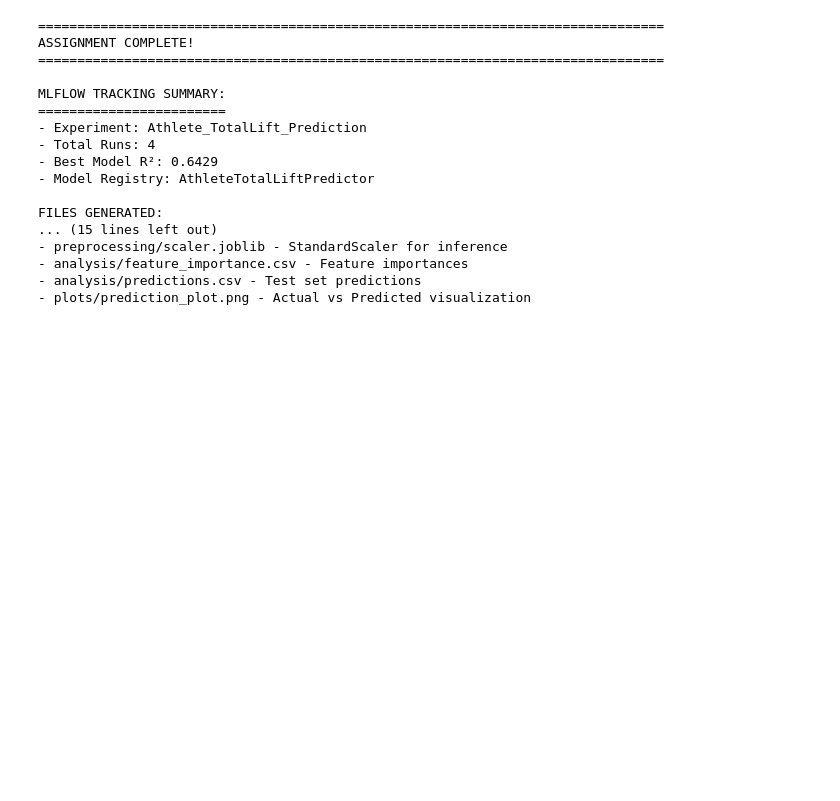
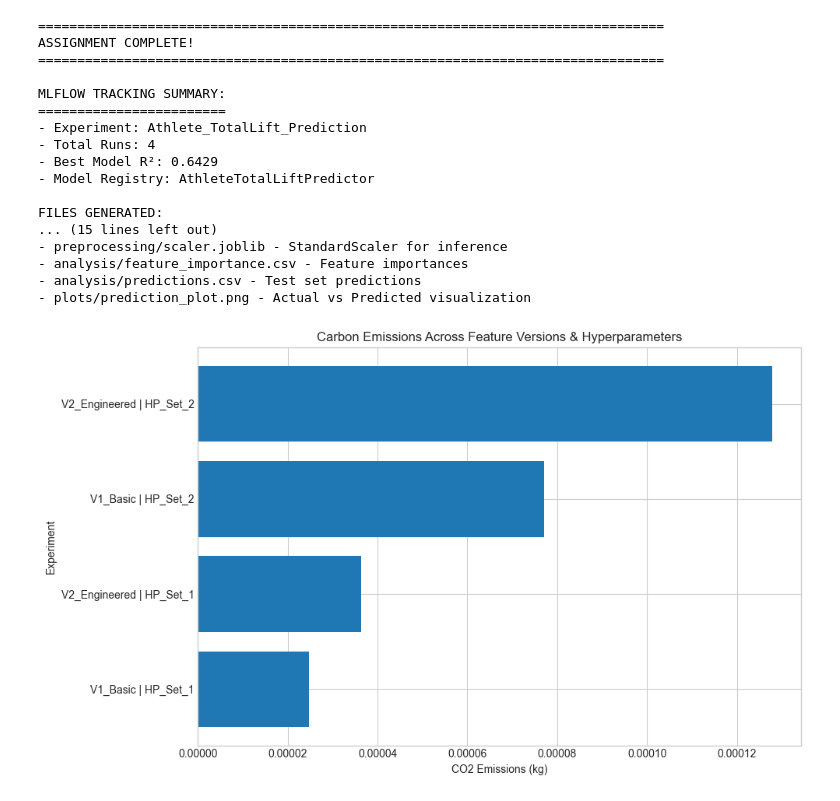
Before and after one commit to jason12102/Machine-Learning-Operations, a Jupyter notebook: Assignment_FeatureStore_MLPipeline.ipynb, the cells around one changed output. Cells and saved outputs as stored; diff of their text form; code cells hidden in the pictures; blank space fills up the shorter version.

Commit message:
added carbon emissions

```diff
--- a/Assignment_FeatureStore_MLPipeline.ipynb
+++ b/Assignment_FeatureStore_MLPipeline.ipynb
@@ -1656,3 +1661,47 @@ FILES GENERATED:
 - analysis/feature_importance.csv - Feature importances
 - analysis/predictions.csv - Test set predictions
 - plots/prediction_plot.png - Actual vs Predicted visualization
+# %%
+import mlflow
+import pandas as pd
+import matplotlib.pyplot as plt
+
+EXPERIMENT_NAME = "Athlete_TotalLift_Prediction"
+
+# Get experiment
+experiment = mlflow.get_experiment_by_name(EXPERIMENT_NAME)
+
+# Load all runs
+runs_df = mlflow.search_runs(experiment_ids=[experiment.experiment_id])
+
+# Select relevant columns
+df = runs_df[[
+    "tags.feature_version",
+    "tags.hyperparameter_set",
+    "metrics.co2_emissions_kg",
+    "metrics.test_r2",
+    "metrics.test_rmse"
+]].dropna()
+
+# Create readable experiment labels
+df["experiment"] = (
+    df["tags.feature_version"] + " | " + df["tags.hyperparameter_set"]
+)
+
+# Sort by emissions
+df = df.sort_values("metrics.co2_emissions_kg")
+
+# ---------------------------------------------------
+# 📈 Plot 1: Emissions Comparison
+# ---------------------------------------------------
+plt.figure(figsize=(10, 6))
+plt.barh(df["experiment"], df["metrics.co2_emissions_kg"])
+
+plt.xlabel("CO2 Emissions (kg)")
+plt.ylabel("Experiment")
+plt.title("Carbon Emissions Across Feature Versions & Hyperparameters")
+
+plt.tight_layout()
+plt.show()
+# %% [output]
+[figure, added]
```
Also changed, not shown: parts of 3 cells of this notebook.
